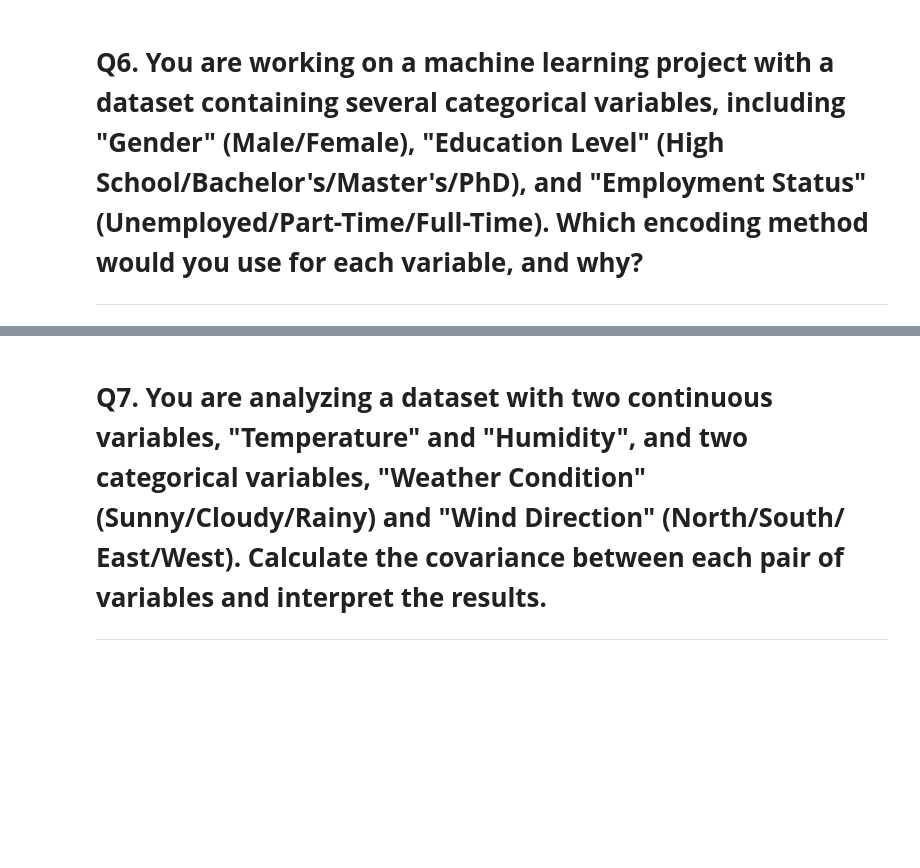
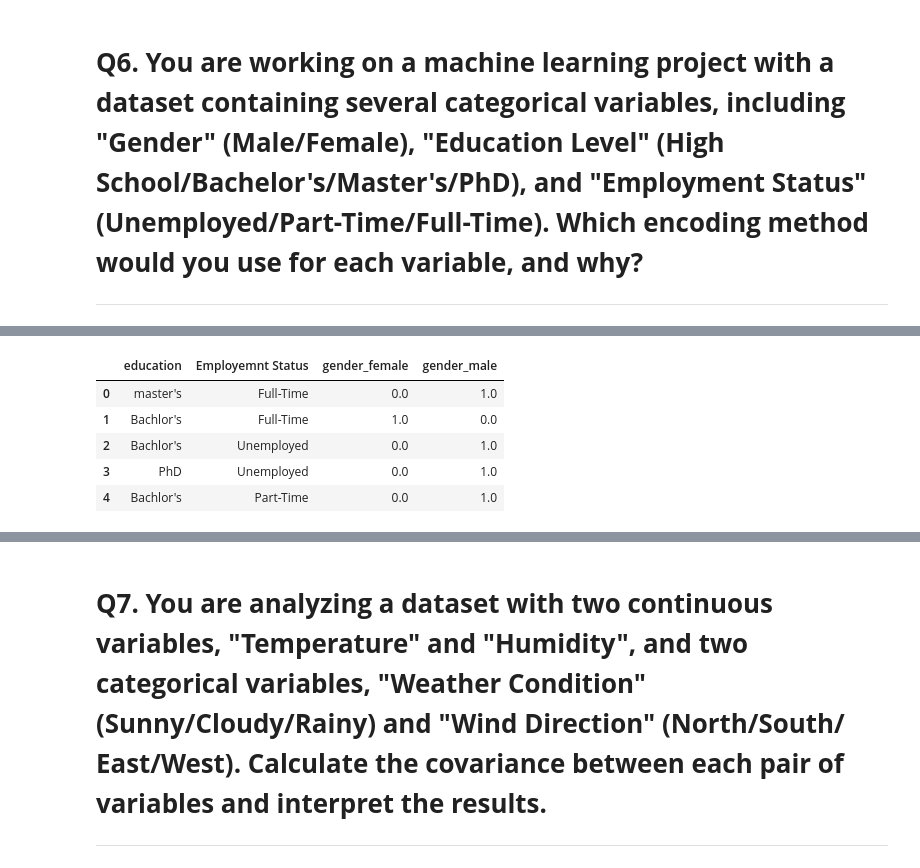
Before and after one commit to prashdev01/ML-assignments, a Jupyter notebook: 21Mar_ML_assignment.ipynb, the cells around one changed output, grey strips where cells are left out. Cells and saved outputs as stored; diff of their text form; code cells hidden in the pictures; blank space fills up the shorter version.

```diff
--- a/21Mar_ML_assignment.ipynb
+++ b/21Mar_ML_assignment.ipynb
@@ -54,3 +124,29 @@ Where
 # **Q6. You are working on a machine learning project with a dataset containing several categorical variables, including "Gender" (Male/Female), "Education Level" (High School/Bachelor's/Master's/PhD), and "Employment Status" (Unemployed/Part-Time/Full-Time). Which encoding method would you use for each variable, and why?**
 
 ***
+# %%
+import pandas as pd
+import numpy as np
+
+
+# create a dataset and identify whihc encoding technique to use and why?
+
+#set a random seed for reproduciability
+np.random.seed(42)
+
+# num of sample in the dataset
+num_samples = 100
+
+# generate random values for each categorical variable
+gender_values = np.random.choice(['male','female'],size=num_samples)
+edu_level_values = np.random.choice(["High School", "Bachlor's" , "master's","PhD"],size=num_samples)
+employment_status_values = np.random.choice(['Unemployed','Part-Time','Full-Time'],size=num_samples)
+
+
+df = pd.DataFrame({
+    'gender' :gender_values,
+    "education" : edu_level_values,
+    'Employemnt Status' :employment_status_values
+})
+
+df.head(5)
@@ -56,0 +160,16 @@ Where
+# %%
+#  for  the first variable i choose one-hot encoding becuase it has no inherent order
+from sklearn.preprocessing import OneHotEncoder
+encoder1 = OneHotEncoder()
+encoded = encoder1.fit_transform(df[['gender']])
+encoded_df = pd.DataFrame(encoded.toarray(),columns=encoder1.get_feature_names_out())
+df.drop('gender',axis=1,inplace=True)
+df =pd.concat([df,encoded_df],axis=1)
+df.head()
+# %% [output]
+|  | education | Employemnt Status | gender_female | gender_male |
+| 0 | master's | Full-Time | 0.0 | 1.0 |
+| 1 | Bachlor's | Full-Time | 1.0 | 0.0 |
+| 2 | Bachlor's | Unemployed | 0.0 | 1.0 |
+| 3 | PhD | Unemployed | 0.0 | 1.0 |
+| 4 | Bachlor's | Part-Time | 0.0 | 1.0 |
```
Also changed, not shown: parts of 23 cells of this notebook, 3 other files.
